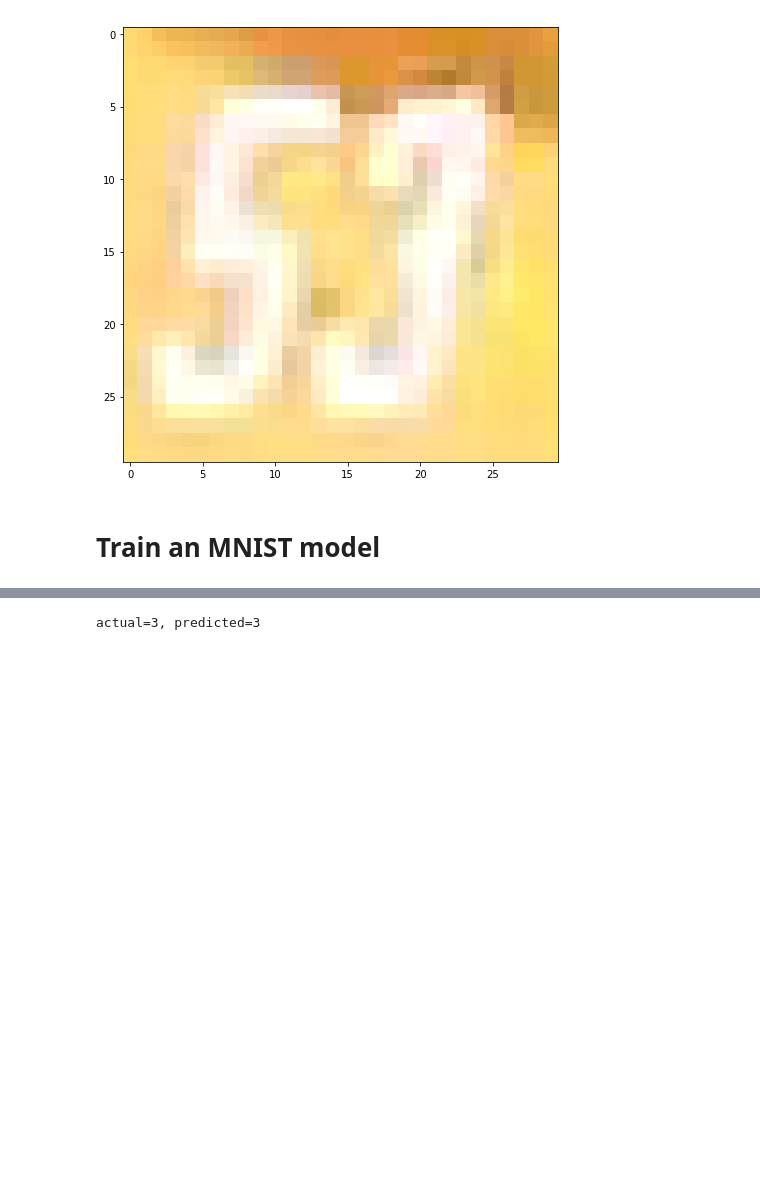
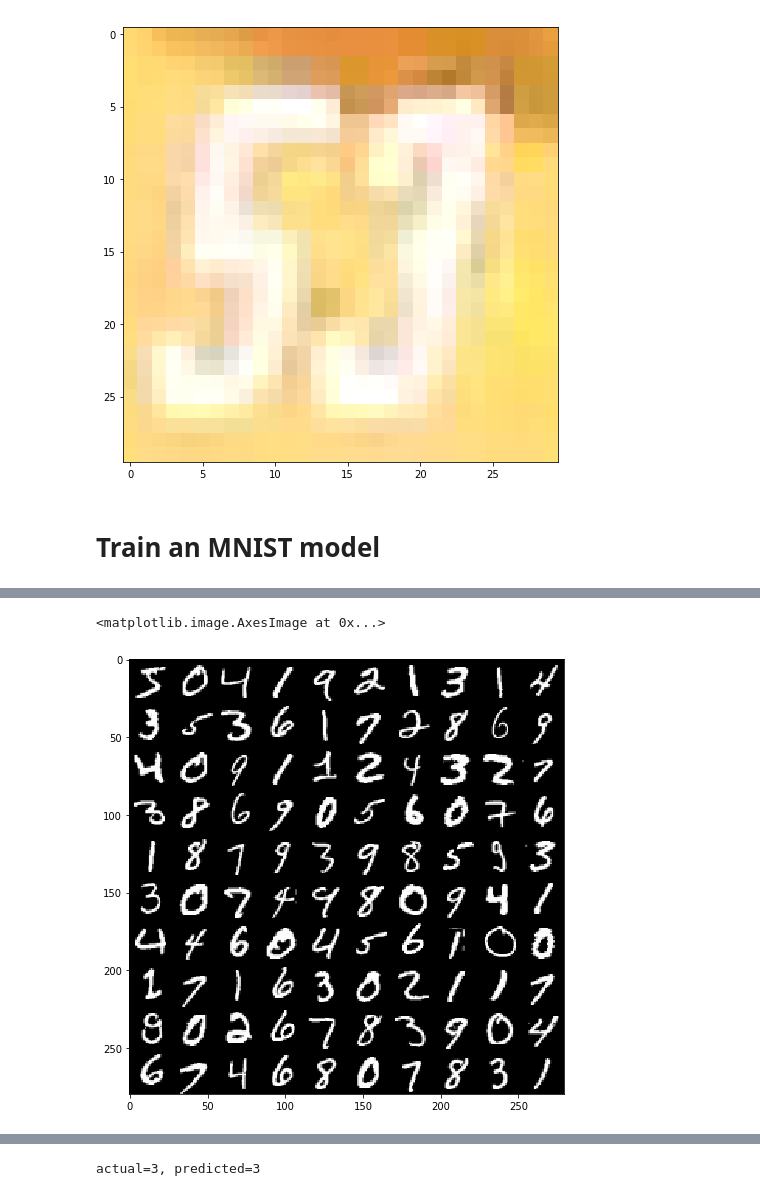
Before and after one commit to carsontang/overwatch-vision-analytics, a Jupyter notebook: overwatch-ult-charge.ipynb, the cells around one changed output, grey strips where cells are left out. Cells and saved outputs as stored; diff of their text form; code cells hidden in the pictures; blank space fills up the shorter version.

```diff
--- a/overwatch-ult-charge.ipynb
+++ b/overwatch-ult-charge.ipynb
@@ -158,0 +197,17 @@ Test accuracy: 0.9897
+# %%
+def create_grid(images, n_rows=4, n_cols=4):
+    h, w, *other = images[0].shape
+    display_grid = np.zeros( (n_rows*h, n_cols*w) )
+    for row in range(n_rows):
+        for col in range(n_cols):
+            row_start = row * h
+            row_end = (row + 1) * h
+            col_start = col * w
+            col_end = (col + 1) * w
+            display_grid[row_start:row_end, col_start:col_end] = images[row * n_cols + col]
+    return display_grid
+
+plt.imshow(create_grid(x_train, 10, 10), cmap='gray')
+# %% [output]
+<matplotlib.image.AxesImage at 0x...>
+[figure, added]
```
Also changed, not shown: parts of 24 cells of this notebook.
